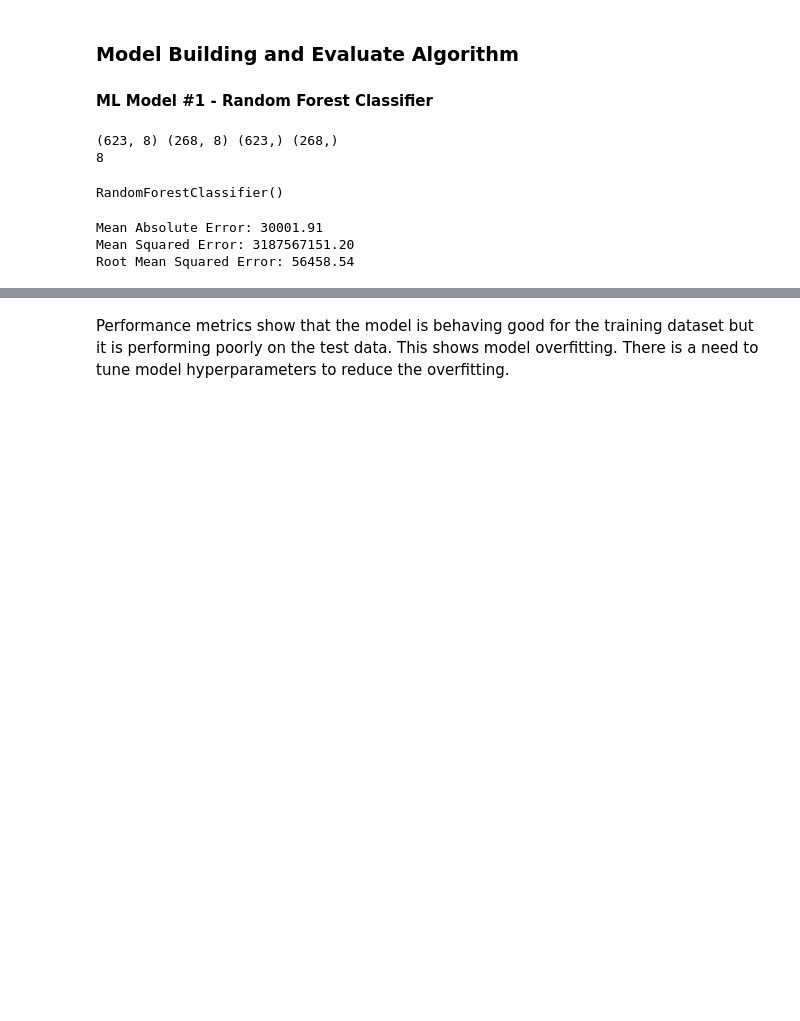
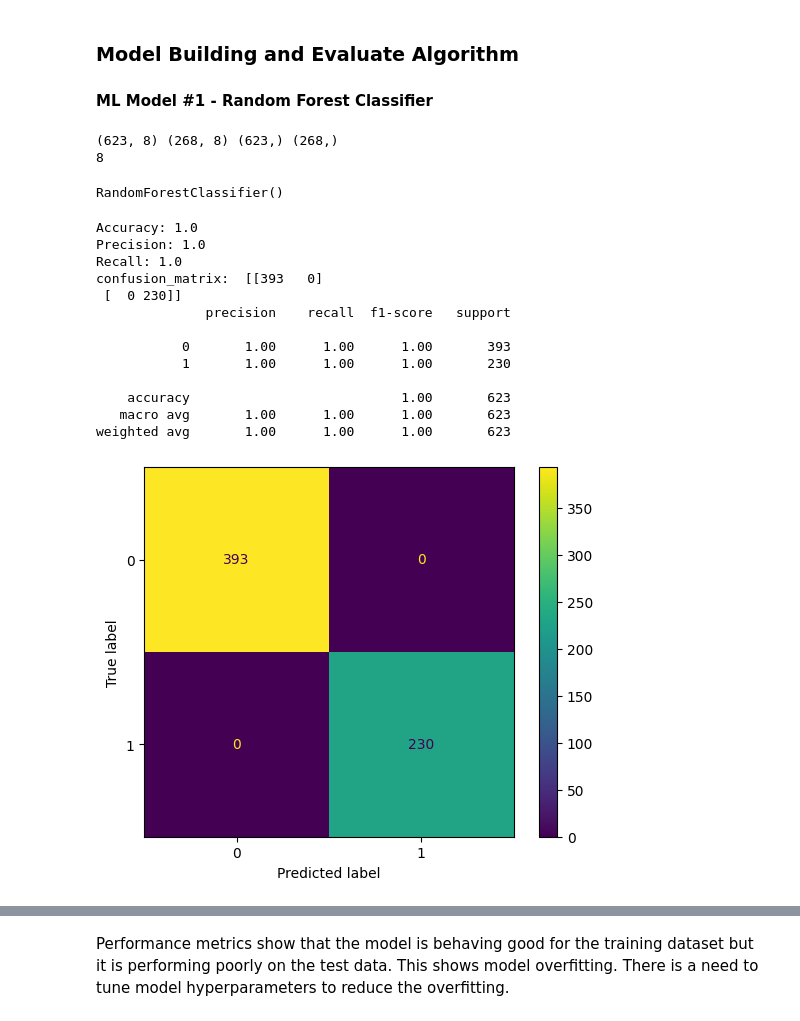
Before and after one commit to btalha23/AIDI_2000_Applied_Machine_Learning, a Jupyter notebook: Assignment_#1/BT_AIDI_2000_Assignment_#1_Predictions_for_Titanic_Dataset.ipynb, the cells around one changed output, grey strips where cells are left out. Cells and saved outputs as stored; diff of their text form; code cells hidden in the pictures; blank space fills up the shorter version.

```diff
--- a/Assignment_#1/BT_AIDI_2000_Assignment_#1_Predictions_for_Titanic_Dataset.ipynb
+++ b/Assignment_#1/BT_AIDI_2000_Assignment_#1_Predictions_for_Titanic_Dataset.ipynb
@@ -265,15 +268,30 @@ RandomForestClassifier()
 # %%
 # Predict the output using the training data using the created/ fitted model
 y_pred_train = rf_clf.predict(X_train)
-# Calculate the performance metrics like mean absolute error, mean squared error, root mean squared error
-# mean_absolute_error(y_train, y_pred_train)
-#Print MSE and RMSE
-print('Mean Absolute Error: {:.2f}'.format(mean_absolute_error(y_train, y_pred_train)))
-print('Mean Squared Error: {:.2f}'.format(mean_squared_error(y_train, y_pred_train)))
-print('Root Mean Squared Error: {:.2f}'.format(np.sqrt(mean_squared_error(y_train, y_pred_train))))
+# Calculate the performance metrics like accuracy, precision, recall, F1-score
+# accuracy_score(y_train, y_pred_train)
+# Print performace metrics
+print('Accuracy: {}'.format(accuracy_score(y_train, y_pred_train)))
+print('Precision: {}'.format(precision_score(y_train, y_pred_train)))
+print('Recall: {}'.format(recall_score(y_train, y_pred_train)))
+print('confusion_matrix: ', confusion_matrix(y_train,y_pred_train))
+displ = ConfusionMatrixDisplay(confusion_matrix=confusion_matrix(y_train,y_pred_train))
+displ.plot()
+print(classification_report(y_train,y_pred_train))
 # %% [output]
-Mean Absolute Error: 30001.91
-Mean Squared Error: 3187567151.20
-Root Mean Squared Error: 56458.54
+Accuracy: 1.0
+Precision: 1.0
+Recall: 1.0
+confusion_matrix:  [[393   0]
+ [  0 230]]
+              precision    recall  f1-score   support
+
+           0       1.00      1.00      1.00       393
+           1       1.00      1.00      1.00       230
+
+    accuracy                           1.00       623
+   macro avg       1.00      1.00      1.00       623
+weighted avg       1.00      1.00      1.00       623
+[figure, added]
 # %%
 # Predict the output using the test data using the created/ fitted model
```
Also changed, not shown: parts of 35 cells of this notebook.
